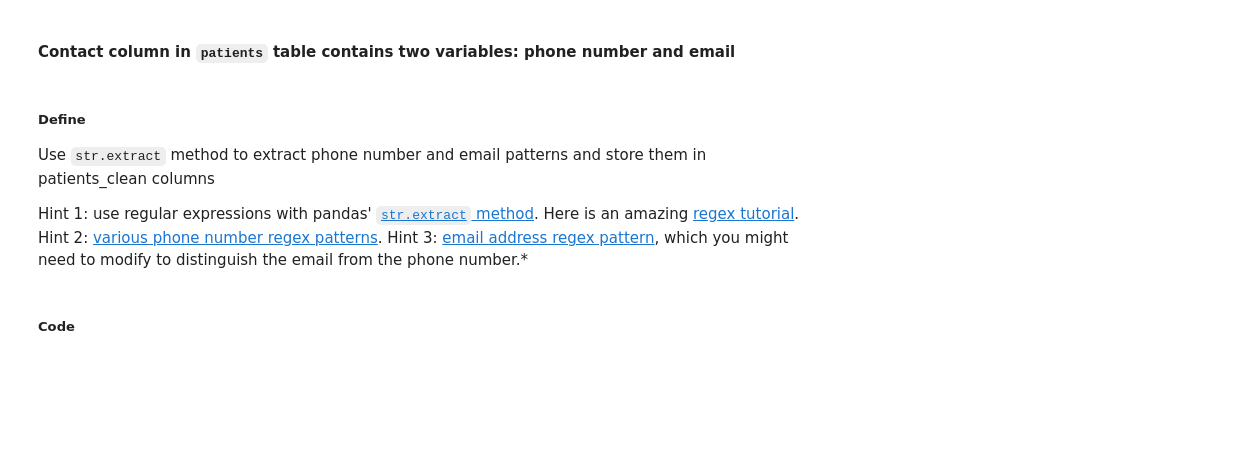
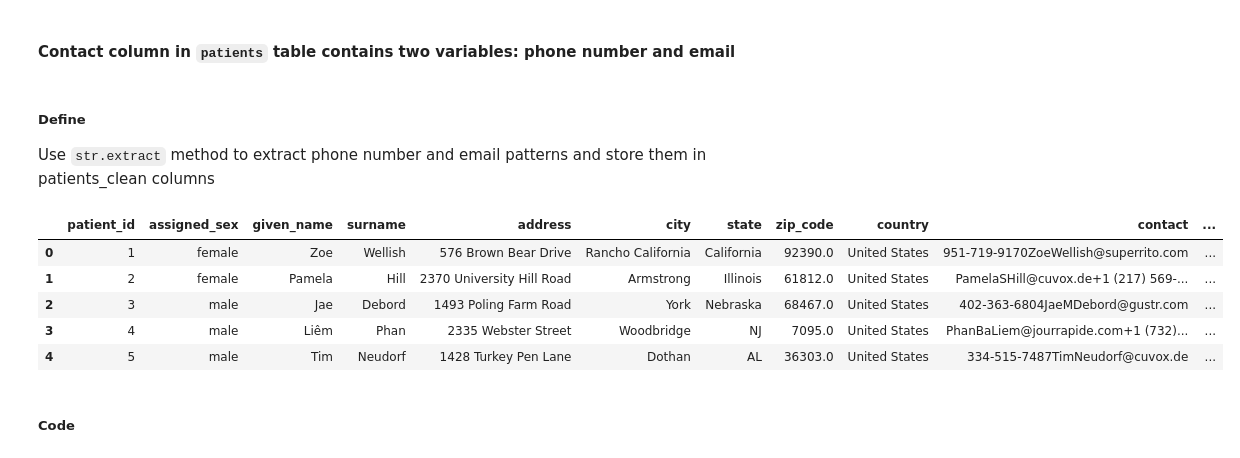
Before and after one commit to jmlam/Ud-Data-Wrangle, a Jupyter notebook: Oral_Insulin/cleaning-student.ipynb, the cells around one changed output. Cells and saved outputs as stored; diff of their text form; code cells hidden in the pictures; blank space fills up the shorter version.

```diff
--- a/Oral_Insulin/cleaning-student.ipynb
+++ b/Oral_Insulin/cleaning-student.ipynb
@@ -406,11 +406,18 @@ sum(treatments_clean.hba1c_change.isnull())
 ### Tidiness
 # %% [markdown]
 #### Contact column in `patients` table contains two variables: phone number and email
-# %% [markdown]
-##### Define
-Use `str.extract` method to extract phone number and email patterns and store them in patients_clean columns
-
-Hint 1: use regular expressions with pandas' [`str.extract` method](https://pandas.pydata.org/pandas-docs/stable/generated/pandas.Series.str.extract.html). Here is an amazing [regex tutorial](https://regexone.com/). Hint 2: [various phone number regex patterns](https://stackoverflow.com/questions/16699007/regular-expression-to-match-standard-10-digit-phone-number). Hint 3: [email address regex pattern](http://emailregex.com/), which you might need to modify to distinguish the email from the phone number.*
+# %% [markdown]
+##### Define
+Use `str.extract` method to extract phone number and email patterns and store them in patients_clean columns
+# %%
+patients_clean.head()
+# %% [output]
+|  | patient_id | assigned_sex | given_name | surname | address | city | state | zip_code | country | contact | ... |
+| 0 | 1 | female | Zoe | Wellish | 576 Brown Bear Drive | Rancho California | California | 92390.0 | United States | 951-719-9170ZoeWellish@superrito.com | ... |
+| 1 | 2 | female | Pamela | Hill | 2370 University Hill Road | Armstrong | Illinois | 61812.0 | United States | PamelaSHill@cuvox.de+1 (217) 569-... | ... |
+| 2 | 3 | male | Jae | Debord | 1493 Poling Farm Road | York | Nebraska | 68467.0 | United States | 402-363-6804JaeMDebord@gustr.com | ... |
+| 3 | 4 | male | Liêm | Phan | 2335 Webster Street | Woodbridge | NJ | 7095.0 | United States | PhanBaLiem@jourrapide.com+1 (732)... | ... |
+| 4 | 5 | male | Tim | Neudorf | 1428 Turkey Pen Lane | Dothan | AL | 36303.0 | United States | 334-515-7487TimNeudorf@cuvox.de | ... |
 # %% [markdown]
 ##### Code
 # %%
```
Also changed, not shown: parts of 18 cells of this notebook.
